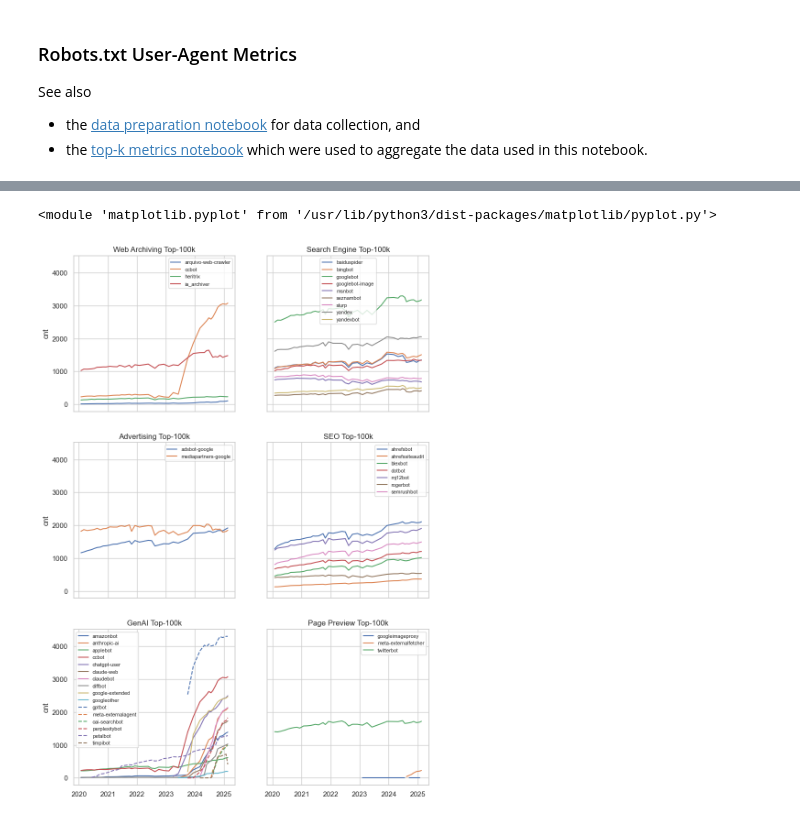
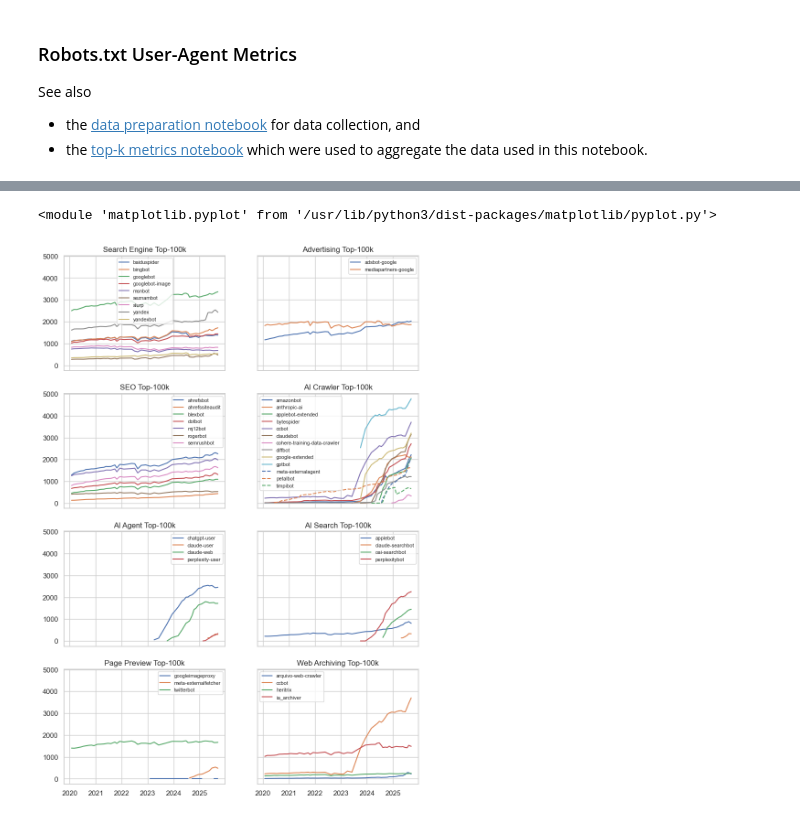
Before and after one commit to commoncrawl/robotstxt-experiments, a Jupyter notebook: src/jupyter/metrics-user-agents.ipynb, the cells around one changed output, grey strips where cells are left out. Saved outputs shown, nothing was run; the diff lists cells and outputs as text; code cells hidden in the pictures.

```diff
--- a/src/jupyter/metrics-user-agents.ipynb
+++ b/src/jupyter/metrics-user-agents.ipynb
@@ -92,6 +94,7 @@ def plot_user_agents_over_time(df, top_k, user_agents, y='cnt',
     ax.legend(fontsize=8,
                 loc='best', ncols=max(1, int(len(user_agents)/12)))
     ax.xaxis.set_label_text('')
+    ax.yaxis.set_label_text('')
     return ax
 
 # yearly aggregation
@@ -131,18 +134,33 @@ ax.get_figure().savefig('img/user-agents-disallowed-top10k.pdf', transparent=Tru
 
 user_agents_by_category = {
     #'General': {'*', 'httrack', nutch', 'wget'},
-    'Web Archiving': {'arquivo-web-crawler', 'ccbot', 'ia_archiver', 'heritrix'}, # 'archivebot',
-    'Search Engine': {'baiduspider', 'bingbot', 'googlebot', 'googlebot-image',
-                      'msnbot', 'seznambot', 'slurp', 'yandex', 'yandexbot'},
-    'Advertising': {'adsbot-google', 'mediapartners-google'},
-    'SEO': {'ahrefsbot', 'ahrefssiteaudit', 'blexbot', 'dotbot', 'mj12bot',
-            'rogerbot', 'semrushbot', },
-    'GenAI': {'amazonbot', 'anthropic-ai', 'applebot',
-              'ccbot', 'chatgpt-user', 'claudebot', 'claude-web',
-              'diffbot', 'google-extended', 'googleother', 'gptbot',
-              'meta-externalagent', 'oai-searchbot',
-              'perplexitybot', 'petalbot', 'timpibot', },
-    'Page Preview': {'googleimageproxy', 'meta-externalfetcher', 'twitterbot'}
+    'Search Engine': {
+        'baiduspider', 'bingbot', 'googlebot', 'googlebot-image',
+        'msnbot', 'seznambot', 'slurp', 'yandex', 'yandexbot'},
+    'Advertising': {
+        'adsbot-google', 'mediapartners-google'},
+    'SEO': {
+        'ahrefsbot', 'ahrefssiteaudit', 'blexbot', 'dotbot', 'mj12bot',
+        'rogerbot', 'semrushbot', },
+    'AI Crawler': {
+        'applebot-extended',
+        'amazonbot', 'anthropic-ai', 'bytespider', 'ccbot',
+        'claudebot', 'cohere-training-data-crawler',
+        'diffbot', 'google-extended', #'googleother',
+        'gptbot',
+        'meta-externalagent',
+        'petalbot', # 'qualifiedbot',
+        'timpibot', },
+    'AI Agent': {
+        'chatgpt-user', 'perplexity-user',  'claude-user', 'claude-web',
+    },
+    'AI Search': {
+        'applebot', 'oai-searchbot', 'claude-searchbot', 'perplexitybot',
+    },
+    'Page Preview': {
+        'googleimageproxy', 'meta-externalfetcher', 'twitterbot'},
+    'Web Archiving': {
+        'arquivo-web-crawler', 'ccbot', 'ia_archiver', 'heritrix'}, # 'archivebot',
 }
 
 top_k = '100k'
@@ -160,0 +184,3 @@ ax.get_figure().savefig('img/user-agent-count-top-100k-ai.pdf', transparent=True
+# %%
+ax = plot_user_agents_over_time(df, top_k, user_agents_by_category['AI Agent'])
+ax.get_figure().savefig('img/user-agent-count-top-100k-ai.pdf', transparent=True)
@@ -161,19 +189,19 @@ ax.get_figure().savefig('img/user-agent-count-top-100k-ai.pdf', transparent=True
 # %%
-fig, axes = plt.subplots(nrows=3, ncols=2, sharex=True, sharey=True,
+fig, axes = plt.subplots(nrows=4, ncols=2, sharex=True, sharey=True,
                          squeeze=False, figsize=[10,15])
 
 top_k = '100k'
 
 n = 0
 for cat in user_agents_by_category:
     ax = plot_user_agents_over_time(df, top_k, user_agents_by_category[cat],
                                       ax=axes[int(n/2),n%2],
                                       title=(cat + ' Top-' + top_k))
     ax.xaxis.set_label_text("")
     n += 1
 #plt.savefig('img/robotstxt-status-counts-topk.pdf', transparent=True)
 plt
 # %% [output]
 <module 'matplotlib.pyplot' from '/usr/lib/python3/dist-packages/matplotlib/pyplot.py'>
-[figure, old version]
+[figure, new version]
 # %%
```
Also changed, not shown: parts of 23 cells of this notebook, 7 other files.
